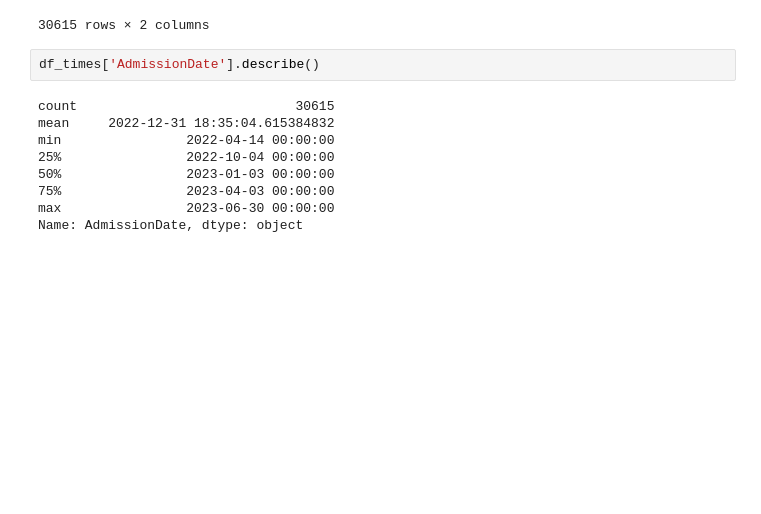
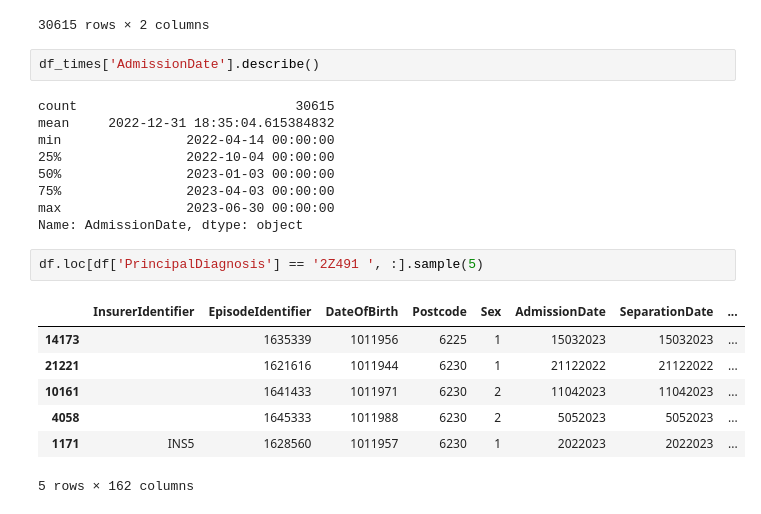
Before and after one commit to michaelchau0424/SJGHS-Data-Analysis-Project, a Jupyter notebook: code/00_DataExploration.ipynb, the cells around one changed output. Drawn from its saved outputs; the diff is of its cells as text; blank space fills up the shorter version.

```diff
--- a/code/00_DataExploration.ipynb
+++ b/code/00_DataExploration.ipynb
@@ -133,3 +122,13 @@ min                2022-04-14 00:00:00
 75%                2023-04-03 00:00:00
 max                2023-06-30 00:00:00
 Name: AdmissionDate, dtype: object
+# %%
+df.loc[df['PrincipalDiagnosis'] == '2Z491 ', :].sample(5)
+# %% [output]
+|  | InsurerIdentifier | EpisodeIdentifier | DateOfBirth | Postcode | Sex | AdmissionDate | SeparationDate | ... |
+| 14173 |  | 1635339 | 1011956 | 6225 | 1 | 15032023 | 15032023 | ... |
+| 21221 |  | 1621616 | 1011944 | 6230 | 1 | 21122022 | 21122022 | ... |
+| 10161 |  | 1641433 | 1011971 | 6230 | 2 | 11042023 | 11042023 | ... |
+| 4058 |  | 1645333 | 1011988 | 6230 | 2 | 5052023 | 5052023 | ... |
+| 1171 | INS5 | 1628560 | 1011957 | 6230 | 1 | 2022023 | 2022023 | ... |
+5 rows × 162 columns
```
Also changed, not shown: parts of 2 cells of this notebook.
